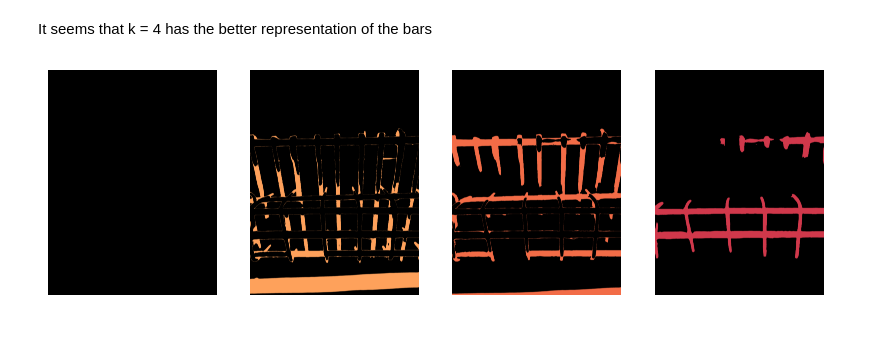
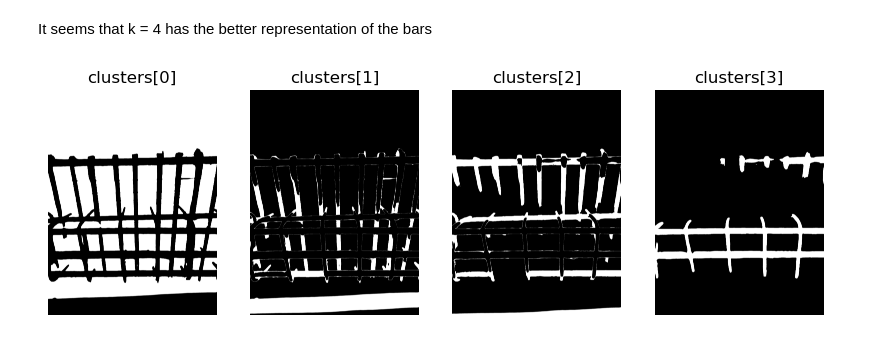
Before and after one commit to HsiaoHungKai/Depth_Models, a Jupyter notebook: corner_detection.ipynb, the cells around one changed output. Saved outputs shown, nothing was run; the diff lists cells and outputs as text; code cells hidden in the pictures.

```diff
--- a/corner_detection.ipynb
+++ b/corner_detection.ipynb
@@ -298,15 +297,18 @@ It seems that k = 4 has the better representation of the bars
 # %%
 plt.figure(figsize=(10, 4))
 # find centers in k = 4
 quantized_image = quantizations[2]['quantized_image']
 centers = quantizations[2]['centers']
+clusters = []
 for i, center in enumerate(centers):
-    cluster = (quantized_image == center).astype(np.uint8) * center
+    cluster = (quantized_image == center).astype(np.uint8) * 255
+    clusters.append(cluster)
 
     plt.subplot(1, 4, i + 1)
     plt.imshow(cluster)
+    plt.title(f'clusters[{i}]')
     plt.axis('off')
 
 plt.show()
 # %% [output]
-[figure, old version]
+[figure, new version]
```
Also changed, not shown: parts of 4 cells of this notebook.
